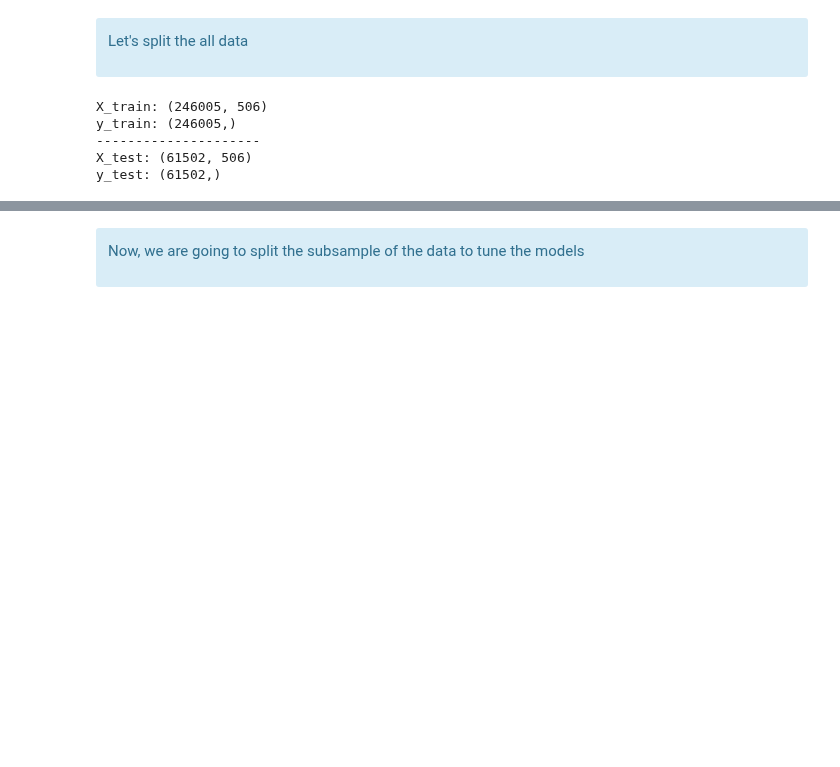
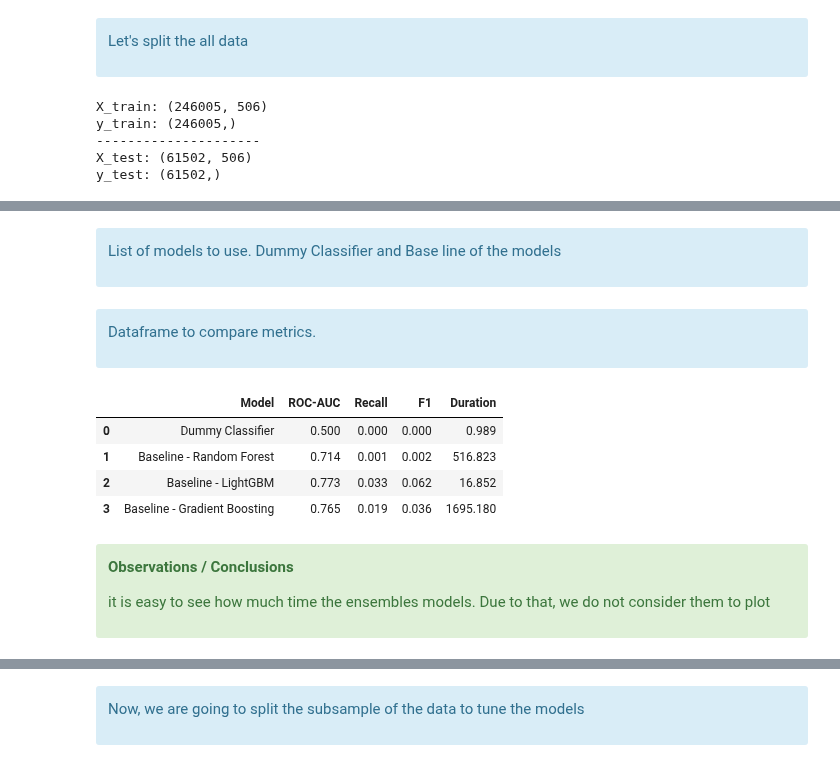
Before and after one commit to samirhinojosa/OC-P7-IMPLEMENT-A-SCORING-MODEL, a Jupyter notebook: notebooks/FINAL_notebook-modeling-aws.ipynb, the cells around one changed output, grey strips where cells are left out. Drawn from its saved outputs; the diff is of its cells as text; code cells hidden in the pictures; blank space fills up the shorter version.

```diff
--- a/notebooks/FINAL_notebook-modeling-aws.ipynb
+++ b/notebooks/FINAL_notebook-modeling-aws.ipynb
@@ -222,0 +216,2 @@ y_test: (61502,)
+# %%
+scoring = ["roc_auc", "recall", "f1"]
@@ -222,0 +222,4 @@ y_test: (61502,)
+# %% [markdown]
+<div class="alert alert-block alert-info">
+    <p>List of models to use. Dummy Classifier and Base line of the models</p>
+</div>
@@ -222,0 +233,25 @@ y_test: (61502,)
+# %%
+# List of metrics results for each models
+LIST_MODEL, LIST_RECALL, LIST_ROC_AUC, LIST_F1, LIST_DURATION  = ([] for i in range(5))
+
+for key, value in classifiers.items():
+
+    start_time_model = timeit.default_timer()
+
+    clf = value
+
+    scores = cross_validate(clf, X_train, y_train,
+                            cv=stratified_kfold, scoring=scoring)
+
+    end_time_model =  round(timeit.default_timer() - start_time_model, 3)
+
+    # Adding results into LIST
+    LIST_MODEL.append(key)
+    LIST_RECALL.append(round(scores.get("test_recall").mean(), 3))
+    LIST_ROC_AUC.append(round(scores.get("test_roc_auc").mean(), 3))
+    LIST_F1.append(round(scores.get("test_f1").mean(), 3))
+    LIST_DURATION.append(end_time_model)
+# %% [markdown]
+<div class="alert alert-block alert-info">
+    <p>Dataframe to compare metrics.</p>
+</div>
@@ -222,0 +266,13 @@ y_test: (61502,)
+# %%
+df_models_metrics
+# %% [output]
+|  | Model | ROC-AUC | Recall | F1 | Duration |
+| 0 | Dummy Classifier | 0.500 | 0.000 | 0.000 | 0.989 |
+| 1 | Baseline - Random Forest | 0.714 | 0.001 | 0.002 | 516.823 |
+| 2 | Baseline - LightGBM | 0.773 | 0.033 | 0.062 | 16.852 |
+| 3 | Baseline - Gradient Boosting | 0.765 | 0.019 | 0.036 | 1695.180 |
+# %% [markdown]
+<div class="alert alert-block alert-success">
+    <p><b>Observations / Conclusions</b></p>
+    <p>it is easy to see how much time the ensembles models. Due to that, we do not consider them to plot</p>
+</div>
```
Also changed, not shown: parts of 154 cells of this notebook, 1 other file.
